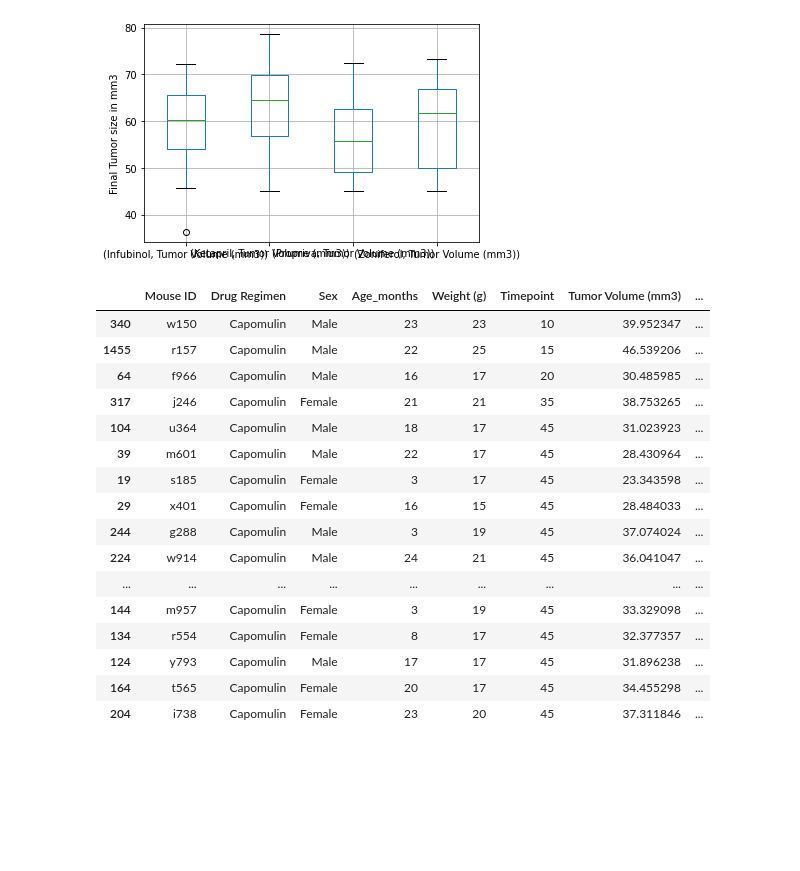
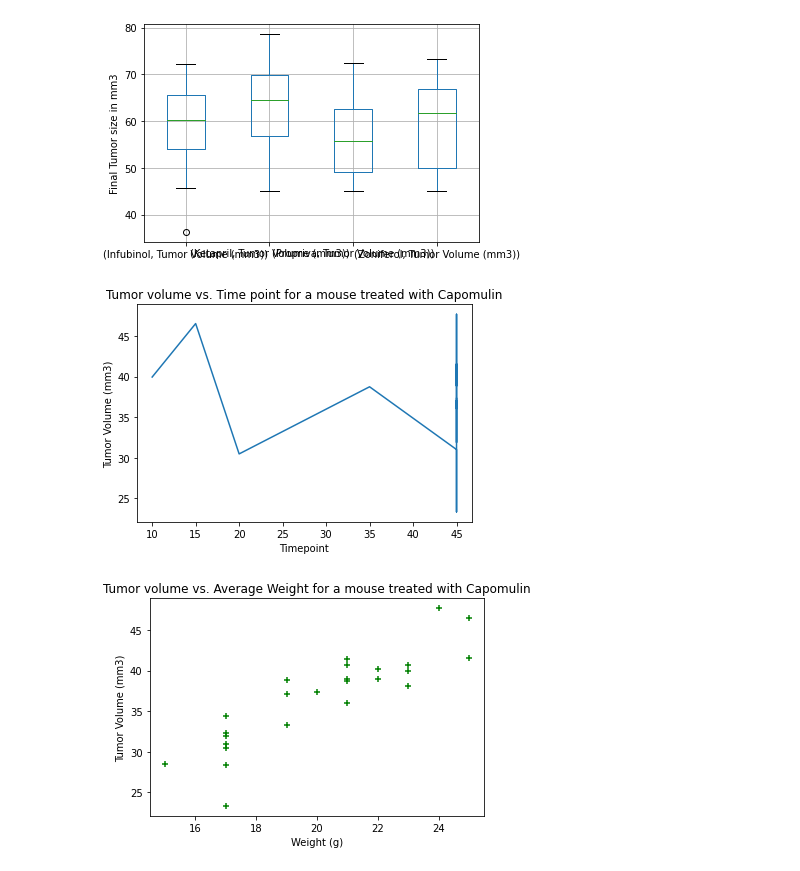
Before and after one commit to emedina2/Matplotlib_Homework, a Jupyter notebook: 02-Homework/05-Matplotlib/Instructions/Pymaceuticals/Pymaceuticals.ipynb, the cells around one changed output. Drawn from its saved outputs; the diff is of its cells as text; code cells hidden in the pictures; blank space fills up the shorter version.

```diff
--- a/02-Homework/05-Matplotlib/Instructions/Pymaceuticals/Pymaceuticals.ipynb
+++ b/02-Homework/05-Matplotlib/Instructions/Pymaceuticals/Pymaceuticals.ipynb
@@ -251,26 +251,22 @@ plt.show()
 # %%
 # Generate a line plot of tumor volume vs. time point for a mouse treated with Capomulin
 Capomulin = last_timepoint[last_timepoint['Drug Regimen'].isin(['Capomulin'])]
+plt.plot(Capomulin['Timepoint'], Capomulin['Tumor Volume (mm3)'])
+plt.xlabel('Timepoint')
+plt.ylabel('Tumor Volume (mm3)')
+plt.title('Tumor volume vs. Time point for a mouse treated with Capomulin')
+plt.show()
 # %% [output]
-|  | Mouse ID | Drug Regimen | Sex | Age_months | Weight (g) | Timepoint | Tumor Volume (mm3) | ... |
-| 340 | w150 | Capomulin | Male | 23 | 23 | 10 | 39.952347 | ... |
-| 1455 | r157 | Capomulin | Male | 22 | 25 | 15 | 46.539206 | ... |
-| 64 | f966 | Capomulin | Male | 16 | 17 | 20 | 30.485985 | ... |
-| 317 | j246 | Capomulin | Female | 21 | 21 | 35 | 38.753265 | ... |
-| 104 | u364 | Capomulin | Male | 18 | 17 | 45 | 31.023923 | ... |
-| 39 | m601 | Capomulin | Male | 22 | 17 | 45 | 28.430964 | ... |
-| 19 | s185 | Capomulin | Female | 3 | 17 | 45 | 23.343598 | ... |
-| 29 | x401 | Capomulin | Female | 16 | 15 | 45 | 28.484033 | ... |
-| 244 | g288 | Capomulin | Male | 3 | 19 | 45 | 37.074024 | ... |
-| 224 | w914 | Capomulin | Male | 24 | 21 | 45 | 36.041047 | ... |
-| ... | ... | ... | ... | ... | ... | ... | ... | ... |
-| 144 | m957 | Capomulin | Female | 3 | 19 | 45 | 33.329098 | ... |
-| 134 | r554 | Capomulin | Female | 8 | 17 | 45 | 32.377357 | ... |
-| 124 | y793 | Capomulin | Male | 17 | 17 | 45 | 31.896238 | ... |
-| 164 | t565 | Capomulin | Female | 20 | 17 | 45 | 34.455298 | ... |
-| 204 | i738 | Capomulin | Female | 23 | 20 | 45 | 37.311846 | ... |
+[figure, added]
 # %%
 # Generate a scatter plot of average tumor volume vs. mouse weight for the Capomulin regimen
+plt.scatter(Capomulin['Weight (g)'], Capomulin['Tumor Volume (mm3)'],marker="+", facecolors = "green")
+plt.xlabel('Weight (g)')
+plt.ylabel('Tumor Volume (mm3)')
+plt.title('Tumor volume vs. Average Weight for a mouse treated with Capomulin')
+plt.show()
+# %% [output]
+[figure, added]
 # %%
 # Calculate the correlation coefficient and linear regression model
 # for mouse weight and average tumor volume for the Capomulin regimen
```
Also changed, not shown: parts of 1 cell of this notebook.
